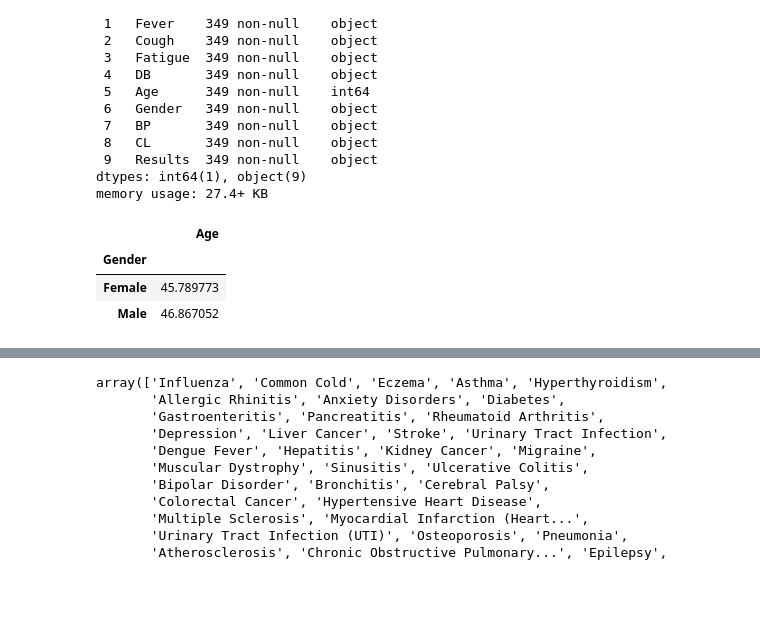
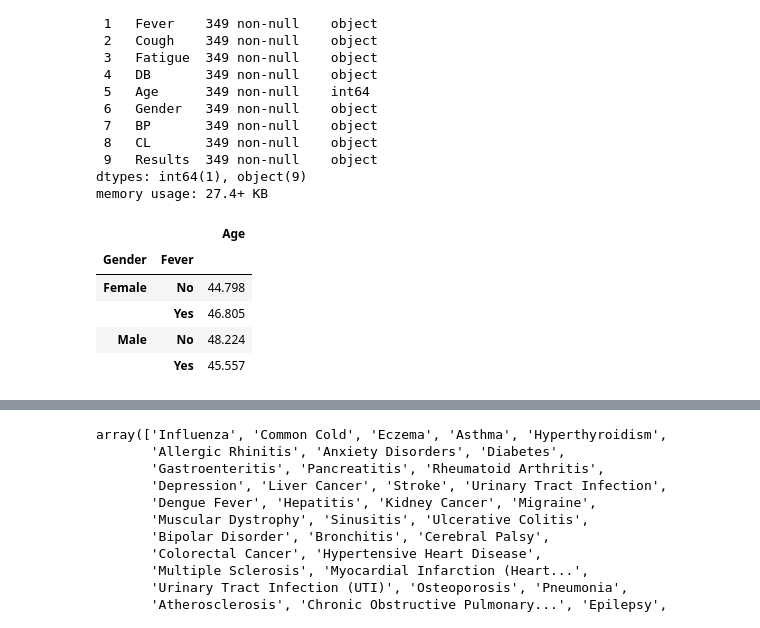
Before and after one commit to Mesutssmn/Gold-USD-Price-Prophet-Prediction, a Jupyter notebook: disease-symptoms-ml-modelling.ipynb, the cells around one changed output, grey strips where cells are left out. Saved outputs shown, nothing was run; the diff lists cells and outputs as text; code cells hidden in the pictures; blank space fills up the shorter version.

```diff
--- a/disease-symptoms-ml-modelling.ipynb
+++ b/disease-symptoms-ml-modelling.ipynb
@@ -14,0 +85,5 @@ import seaborn as sns
+# %%
+pd.set_option('display.max_columns', None)
+pd.set_option('display.width', None)
+pd.set_option('display.max_rows', 150)
+pd.set_option('display.float_format', lambda x: '%.3f' % x)
@@ -54,9 +155,11 @@ Data columns (total 10 columns):
 dtypes: int64(1), object(9)
 memory usage: 27.4+ KB
 # %%
-df.groupby(pd.Grouper(key='Gender')).mean()
+df.groupby(['Gender','Fever']).mean()
 # %% [output]
-|  | Age |
-| Gender |  |
-| Female | 45.789773 |
-| Male | 46.867052 |
+|  |  | Age |
+| Gender | Fever |  |
+| Female | No | 44.798 |
+|  | Yes | 46.805 |
+| Male | No | 48.224 |
+|  | Yes | 45.557 |
```
Also changed, not shown: parts of 98 cells of this notebook.
